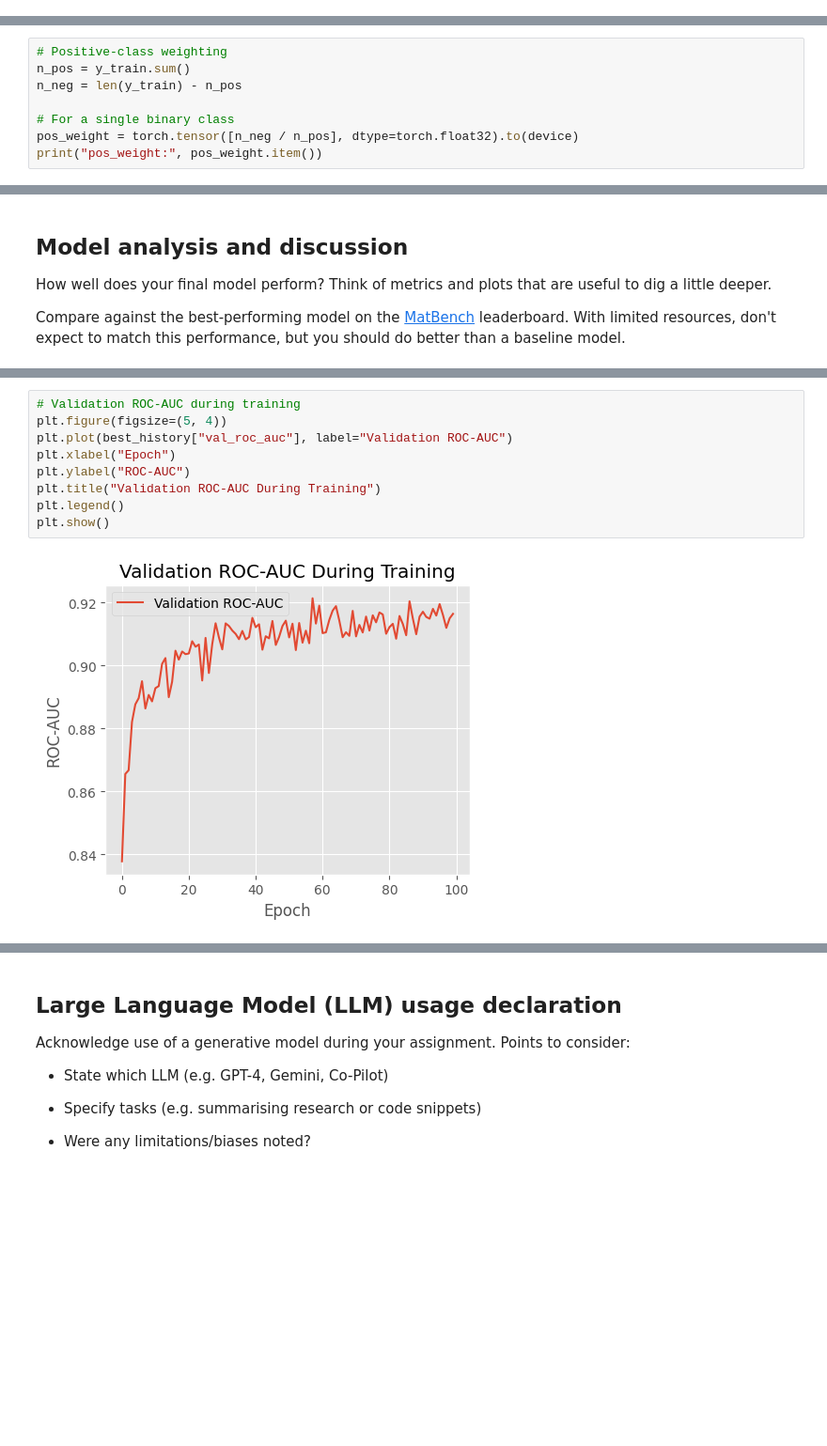
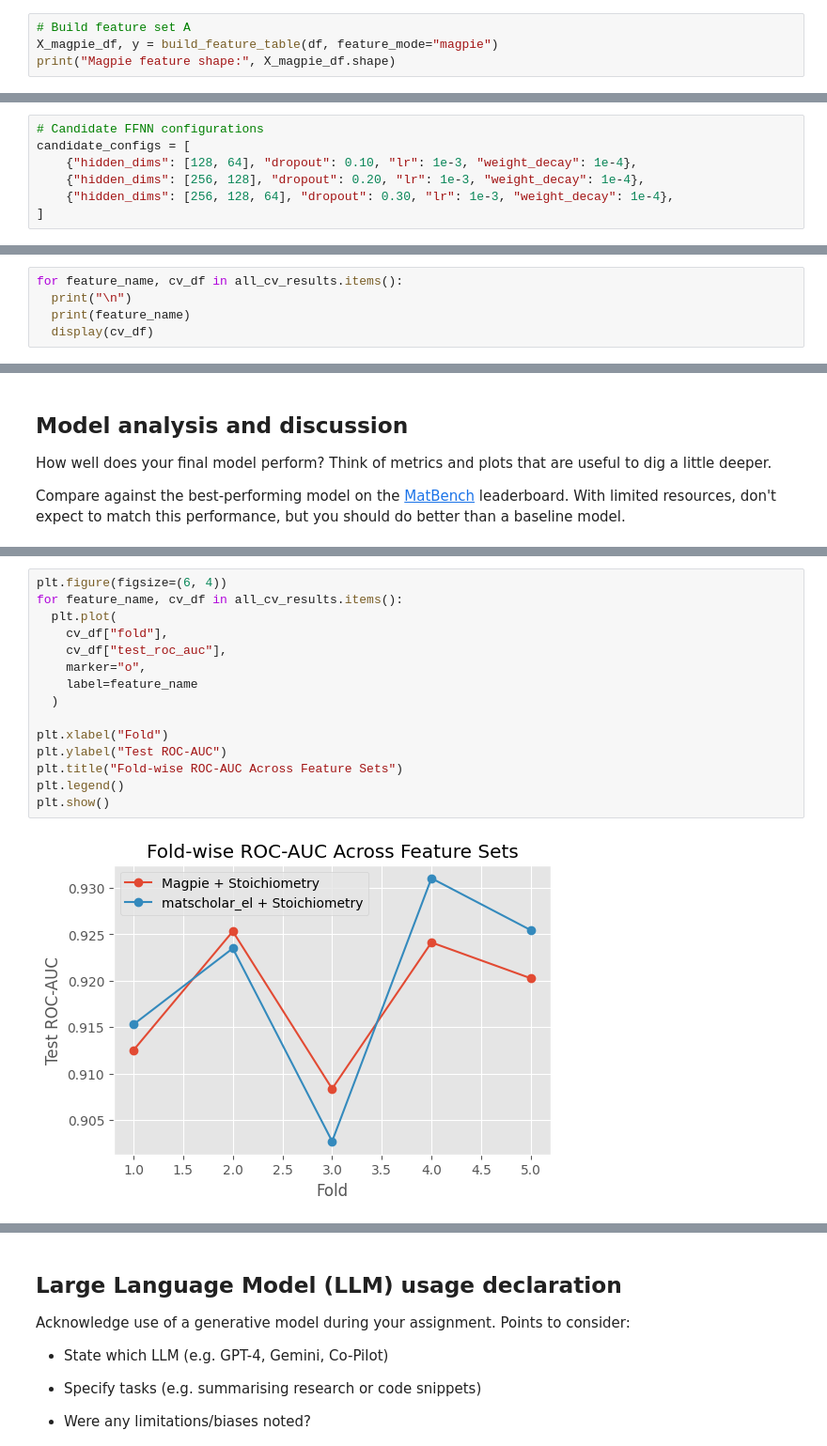
Before and after one commit to PhyTorch/Lecture, a Jupyter notebook: Research_Challenge.ipynb, the cells around one changed output, grey strips where cells are left out. Shown at 94% size. Cells and saved outputs as stored; diff of their text form; blank space fills up the shorter version.

```diff
--- a/Research_Challenge.ipynb
+++ b/Research_Challenge.ipynb
@@ -313,0 +257,4 @@ plt.show()
+# %%
+# Build feature set A
+X_magpie_df, y = build_feature_table(df, feature_mode="magpie")
+print("Magpie feature shape:", X_magpie_df.shape)
@@ -431,11 +412,3 @@ def train_model(model, train_loader, val_loader, criterion, optimizer,
 
   model.load_state_dict(best_state)
   return model, history, best_val_auc
-# %%
-# Positive-class weighting
-n_pos = y_train.sum()
-n_neg = len(y_train) - n_pos
-
-# For a single binary class
-pos_weight = torch.tensor([n_neg / n_pos], dtype=torch.float32).to(device)
-print("pos_weight:", pos_weight.item())
@@ -559,0 +415,7 @@ Test F1 score:          0.8782
+# %%
+# Candidate FFNN configurations
+candidate_configs = [
+    {"hidden_dims": [128, 64], "dropout": 0.10, "lr": 1e-3, "weight_decay": 1e-4},
+    {"hidden_dims": [256, 128], "dropout": 0.20, "lr": 1e-3, "weight_decay": 1e-4},
+    {"hidden_dims": [256, 128, 64], "dropout": 0.30, "lr": 1e-3, "weight_decay": 1e-4},
+]
@@ -559,0 +612,5 @@ Test F1 score:          0.8782
+# %%
+for feature_name, cv_df in all_cv_results.items():
+  print("\n")
+  print(feature_name)
+  display(cv_df)
@@ -601,11 +670,17 @@ plt.show()
 # %%
-# Validation ROC-AUC during training
-plt.figure(figsize=(5, 4))
-plt.plot(best_history["val_roc_auc"], label="Validation ROC-AUC")
-plt.xlabel("Epoch")
-plt.ylabel("ROC-AUC")
-plt.title("Validation ROC-AUC During Training")
+plt.figure(figsize=(6, 4))
+for feature_name, cv_df in all_cv_results.items():
+  plt.plot(
+    cv_df["fold"],
+    cv_df["test_roc_auc"],
+    marker="o",
+    label=feature_name
+  )
+
+plt.xlabel("Fold")
+plt.ylabel("Test ROC-AUC")
+plt.title("Fold-wise ROC-AUC Across Feature Sets")
 plt.legend()
 plt.show()
 # %% [output]
-[figure, old version]
+[figure, new version]
```
Also changed, not shown: parts of 30 cells of this notebook.
